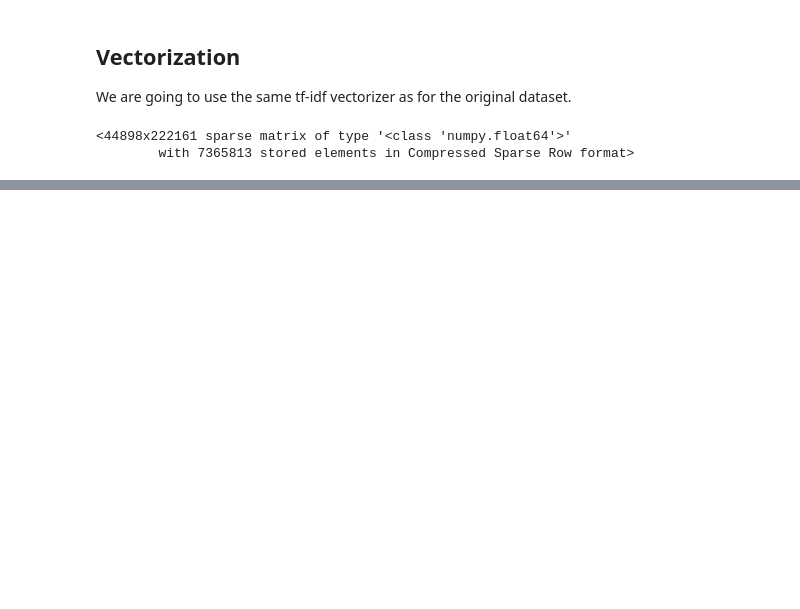
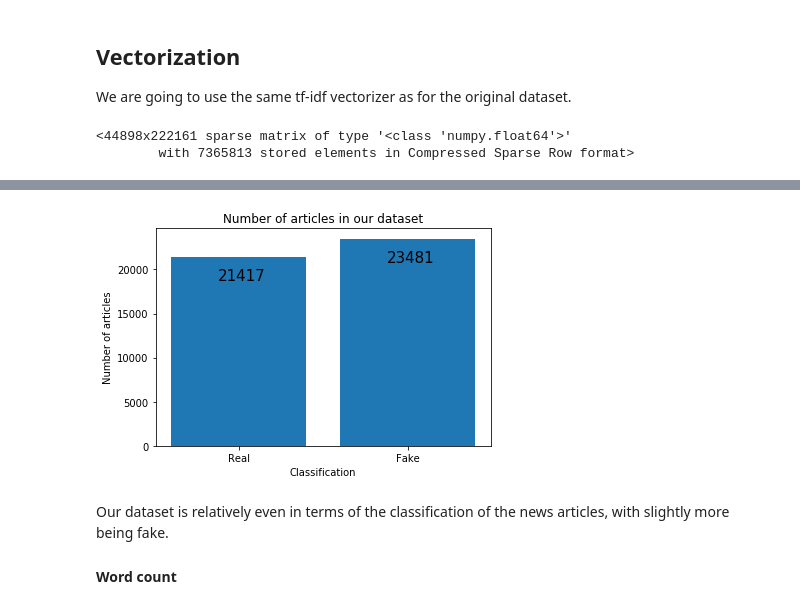
Before and after one commit to EMAT31530/ai-group-project-maths-team, a Jupyter notebook: New Dataset.ipynb, the cells around one changed output, grey strips where cells are left out. Cells and saved outputs as stored; diff of their text form; code cells hidden in the pictures; blank space fills up the shorter version.

```diff
--- a/New Dataset.ipynb
+++ b/New Dataset.ipynb
@@ -165,0 +211,19 @@ tf_idf_matrix
+# %%
+# Ratio of fake to real.
+import matplotlib.pyplot as plt
+
+x = ['Real','Fake']
+y = [len(df[df['label']==1]),len(df[df['label']==0])]
+plt.bar(x,y)
+plt.title('Number of articles in our dataset')
+plt.xlabel('Classification')
+plt.ylabel('Number of articles')
+plt.text(-0.12,18800,str(len(df[df['label']==1])),fontsize=15)
+plt.text(0.88,20800,str(len(df[df['label']==0])),fontsize=15)
+plt.show()
+# %% [output]
+[figure, added]
+# %% [markdown]
+Our dataset is relatively even in terms of the classification of the news articles, with slightly more being fake.
+
+#### Word count
```
Also changed, not shown: parts of 20 cells of this notebook, 1 other file.
